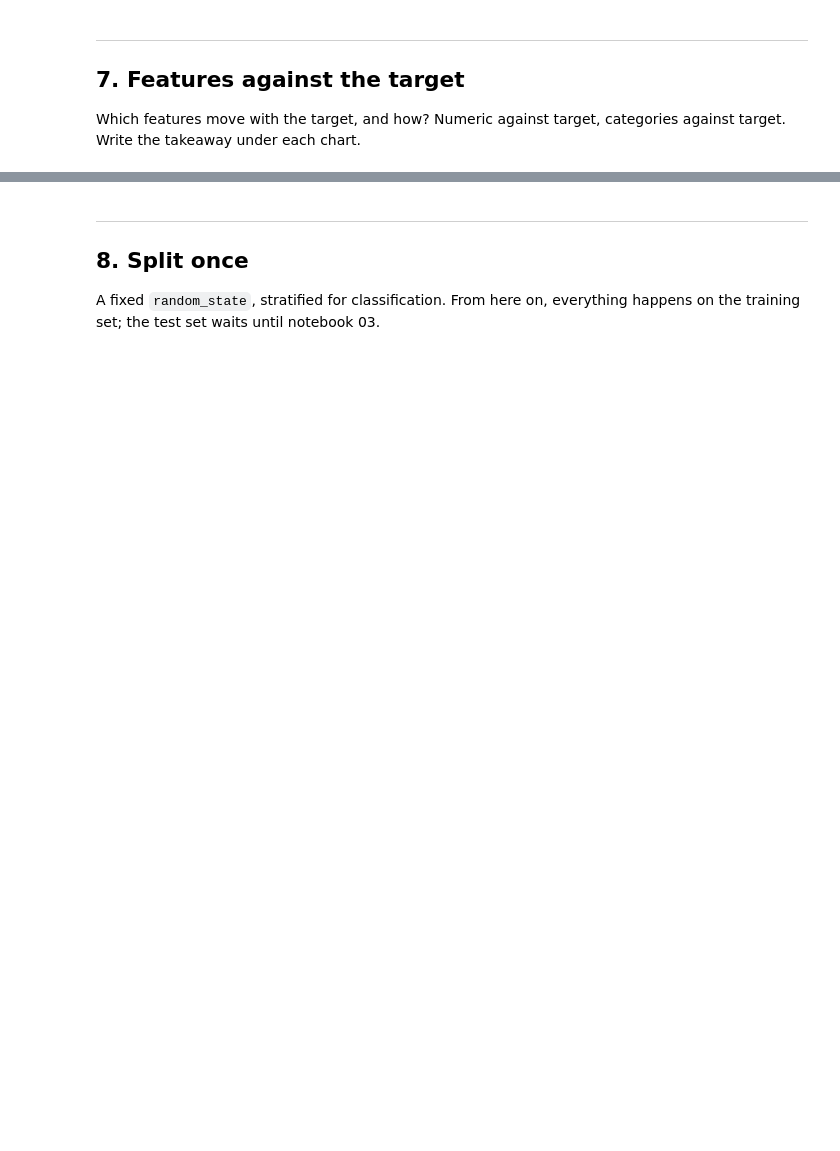
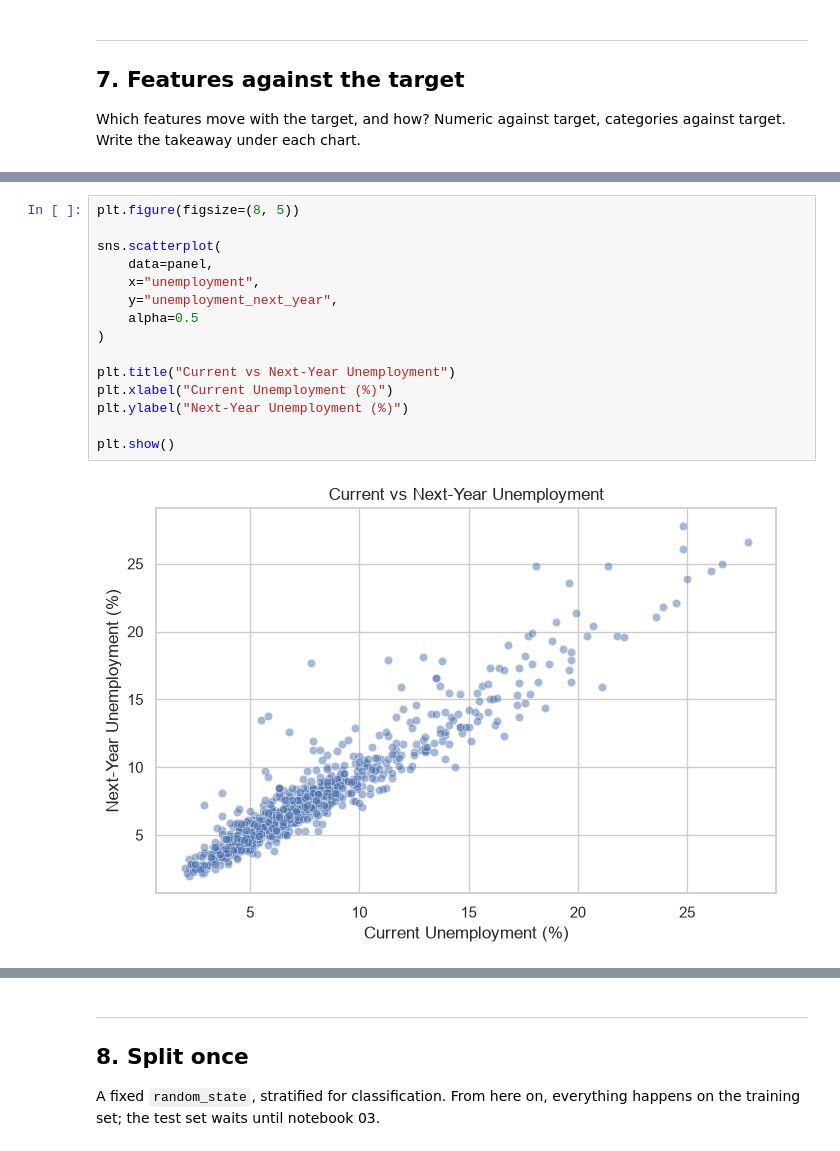
Before and after one commit to rekha-cyber/ML_project, a Jupyter notebook: notebooks/01_eda_and_baseline.ipynb, the cells around one changed output, grey strips where cells are left out. Cells and saved outputs as stored; diff of their text form; blank space fills up the shorter version.

```diff
--- a/notebooks/01_eda_and_baseline.ipynb
+++ b/notebooks/01_eda_and_baseline.ipynb
@@ -253,0 +369,17 @@ Which features move with the target, and how? Numeric against target, categories
+# %%
+plt.figure(figsize=(8, 5))
+
+sns.scatterplot(
+    data=panel,
+    x="unemployment",
+    y="unemployment_next_year",
+    alpha=0.5
+)
+
+plt.title("Current vs Next-Year Unemployment")
+plt.xlabel("Current Unemployment (%)")
+plt.ylabel("Next-Year Unemployment (%)")
+
+plt.show()
+# %% [output]
+[figure, added]
```
Also changed, not shown: parts of 28 cells of this notebook.
